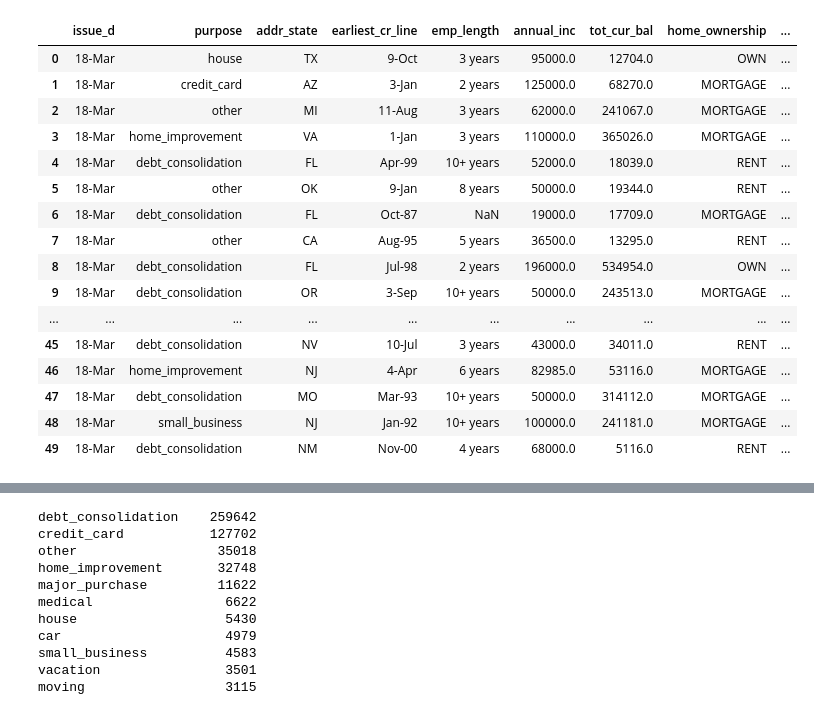
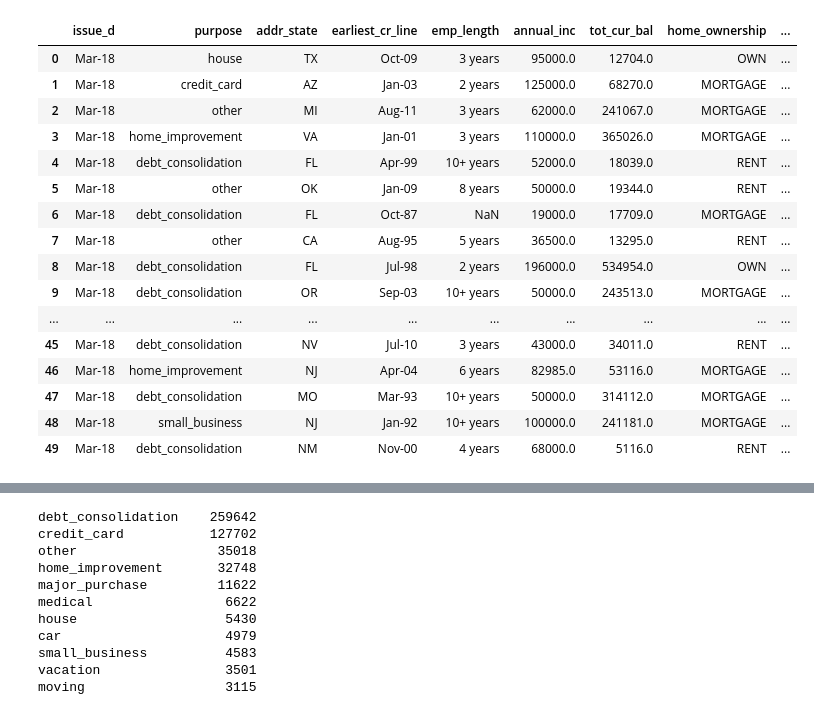
Before and after one commit to Ironbark427/Team-1, a Jupyter notebook: Debt_Consolidation.ipynb, the cells around one changed output, grey strips where cells are left out. Saved outputs shown, nothing was run; the diff lists cells and outputs as text; code cells hidden in the pictures.

```diff
--- a/Debt_Consolidation.ipynb
+++ b/Debt_Consolidation.ipynb
@@ -6,3 +7,9 @@ import matplotlib.pyplot as plt
 # %%
 # Make a reference to the books.csv file path
 csv_path = "LoanStats_2018Q1.csv"
+# %%
+# pull in all csvs and merge them into a single dataframe
+bigdf = pd.concat([pd.read_csv(f, low_memory=False, usecols=['earliest_cr_line','tot_cur_bal','loan_amnt','term','int_rate','installment','emp_length','home_ownership','annual_inc','issue_d','loan_status','pymnt_plan','purpose','title','addr_state','dti','delinq_2yrs','mths_since_last_delinq','open_acc','pub_rec','total_rec_late_fee','recoveries','collection_recovery_fee','mths_since_last_major_derog','chargeoff_within_12_mths','delinq_amnt','mo_sin_old_il_acct','mo_sin_old_rev_tl_op','mo_sin_rcnt_rev_tl_op','mo_sin_rcnt_tl','mort_acc','mths_since_recent_bc','mths_since_recent_bc_dlq','mths_since_recent_inq','mths_since_recent_revol_delinq','pct_tl_nvr_dlq','pub_rec_bankruptcies','tax_liens'
+]) for f in
+                    glob.glob('data/LoanStats*.csv')], ignore_index=True)
+bigdf
@@ -40,22 +38,22 @@ list(consol_debtQ1)
 # %%
-debt_column = consol_debtQ1[["issue_d", "purpose", "addr_state", "earliest_cr_line", "emp_length","annual_inc", "tot_cur_bal",
+debt_column = bigdf[["issue_d", "purpose", "addr_state", "earliest_cr_line", "emp_length","annual_inc", "tot_cur_bal",
                             "home_ownership", "int_rate"]]
 debt_column.head(50)
 # %% [output]
 |  | issue_d | purpose | addr_state | earliest_cr_line | emp_length | annual_inc | tot_cur_bal | home_ownership | ... |
-| 0 | 18-Mar | house | TX | 9-Oct | 3 years | 95000.0 | 12704.0 | OWN | ... |
-| 1 | 18-Mar | credit_card | AZ | 3-Jan | 2 years | 125000.0 | 68270.0 | MORTGAGE | ... |
-| 2 | 18-Mar | other | MI | 11-Aug | 3 years | 62000.0 | 241067.0 | MORTGAGE | ... |
-| 3 | 18-Mar | home_improvement | VA | 1-Jan | 3 years | 110000.0 | 365026.0 | MORTGAGE | ... |
-| 4 | 18-Mar | debt_consolidation | FL | Apr-99 | 10+ years | 52000.0 | 18039.0 | RENT | ... |
-| 5 | 18-Mar | other | OK | 9-Jan | 8 years | 50000.0 | 19344.0 | RENT | ... |
-| 6 | 18-Mar | debt_consolidation | FL | Oct-87 | NaN | 19000.0 | 17709.0 | MORTGAGE | ... |
-| 7 | 18-Mar | other | CA | Aug-95 | 5 years | 36500.0 | 13295.0 | RENT | ... |
-| 8 | 18-Mar | debt_consolidation | FL | Jul-98 | 2 years | 196000.0 | 534954.0 | OWN | ... |
-| 9 | 18-Mar | debt_consolidation | OR | 3-Sep | 10+ years | 50000.0 | 243513.0 | MORTGAGE | ... |
+| 0 | Mar-18 | house | TX | Oct-09 | 3 years | 95000.0 | 12704.0 | OWN | ... |
+| 1 | Mar-18 | credit_card | AZ | Jan-03 | 2 years | 125000.0 | 68270.0 | MORTGAGE | ... |
+| 2 | Mar-18 | other | MI | Aug-11 | 3 years | 62000.0 | 241067.0 | MORTGAGE | ... |
+| 3 | Mar-18 | home_improvement | VA | Jan-01 | 3 years | 110000.0 | 365026.0 | MORTGAGE | ... |
+| 4 | Mar-18 | debt_consolidation | FL | Apr-99 | 10+ years | 52000.0 | 18039.0 | RENT | ... |
+| 5 | Mar-18 | other | OK | Jan-09 | 8 years | 50000.0 | 19344.0 | RENT | ... |
+| 6 | Mar-18 | debt_consolidation | FL | Oct-87 | NaN | 19000.0 | 17709.0 | MORTGAGE | ... |
+| 7 | Mar-18 | other | CA | Aug-95 | 5 years | 36500.0 | 13295.0 | RENT | ... |
+| 8 | Mar-18 | debt_consolidation | FL | Jul-98 | 2 years | 196000.0 | 534954.0 | OWN | ... |
+| 9 | Mar-18 | debt_consolidation | OR | Sep-03 | 10+ years | 50000.0 | 243513.0 | MORTGAGE | ... |
 | ... | ... | ... | ... | ... | ... | ... | ... | ... | ... |
-| 45 | 18-Mar | debt_consolidation | NV | 10-Jul | 3 years | 43000.0 | 34011.0 | RENT | ... |
-| 46 | 18-Mar | home_improvement | NJ | 4-Apr | 6 years | 82985.0 | 53116.0 | MORTGAGE | ... |
-| 47 | 18-Mar | debt_consolidation | MO | Mar-93 | 10+ years | 50000.0 | 314112.0 | MORTGAGE | ... |
-| 48 | 18-Mar | small_business | NJ | Jan-92 | 10+ years | 100000.0 | 241181.0 | MORTGAGE | ... |
-| 49 | 18-Mar | debt_consolidation | NM | Nov-00 | 4 years | 68000.0 | 5116.0 | RENT | ... |
+| 45 | Mar-18 | debt_consolidation | NV | Jul-10 | 3 years | 43000.0 | 34011.0 | RENT | ... |
+| 46 | Mar-18 | home_improvement | NJ | Apr-04 | 6 years | 82985.0 | 53116.0 | MORTGAGE | ... |
+| 47 | Mar-18 | debt_consolidation | MO | Mar-93 | 10+ years | 50000.0 | 314112.0 | MORTGAGE | ... |
+| 48 | Mar-18 | small_business | NJ | Jan-92 | 10+ years | 100000.0 | 241181.0 | MORTGAGE | ... |
+| 49 | Mar-18 | debt_consolidation | NM | Nov-00 | 4 years | 68000.0 | 5116.0 | RENT | ... |
```
Also changed, not shown: parts of 43 cells of this notebook, 1 other file.
